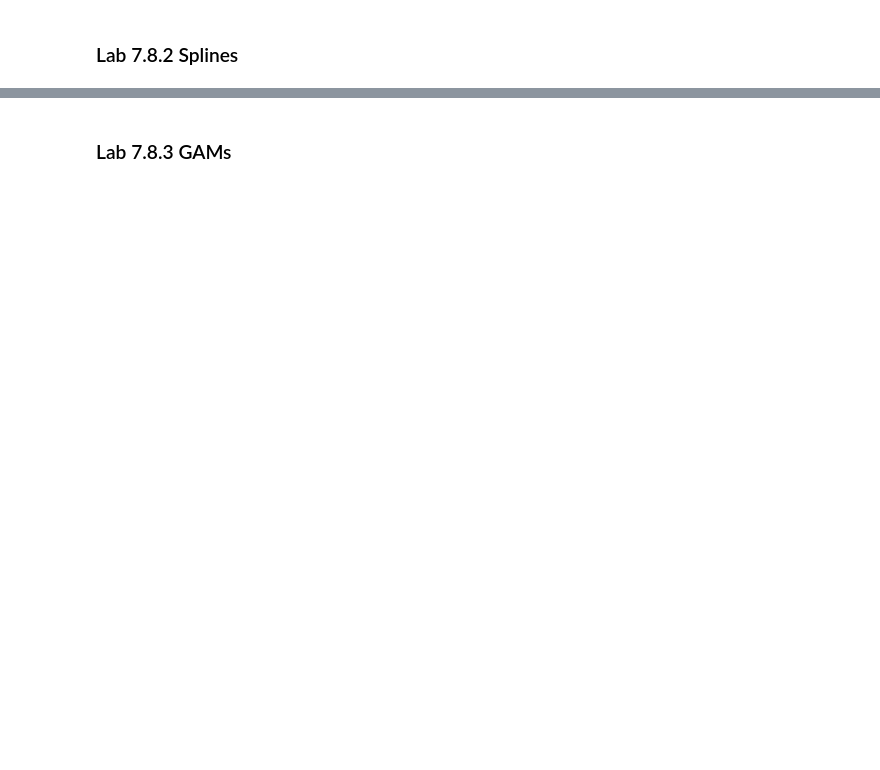
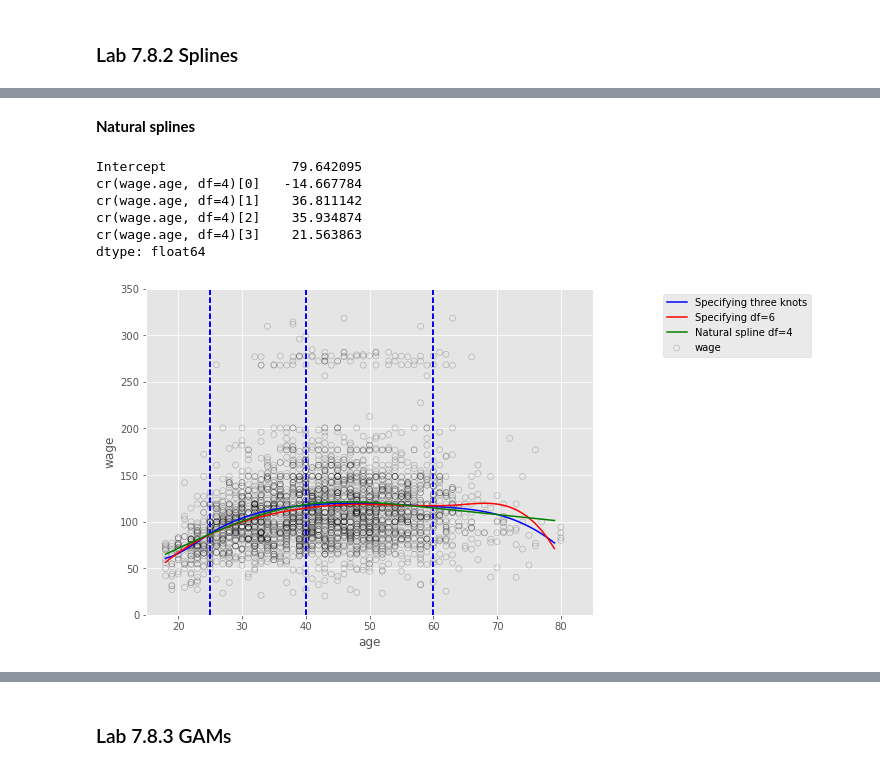
Before and after one commit to 0liu/ISLR, a Jupyter notebook: Chapter 7 Moving Beyond Linearity.ipynb, the cells around one changed output, grey strips where cells are left out. Drawn from its saved outputs; the diff is of its cells as text; code cells hidden in the pictures; blank space fills up the shorter version.

```diff
--- a/Chapter 7 Moving Beyond Linearity.ipynb
+++ b/Chapter 7 Moving Beyond Linearity.ipynb
@@ -40,0 +282,5 @@ mpl.style.use('ggplot')
+# %%
+# Create dummies for predictor intervals
+wage_step_dummies = pd.get_dummies(wage_cut, drop_first=True)  # The first interval is the base and dropped
+wage_step_dummies = pd.DataFrame(sm.add_constant(wage_step_dummies.values), columns=['(Intercept)'] + list(wage_step_dummies.columns.values), index=wage_step_dummies.index)
+wage_step_dummies.head(25)
@@ -44,0 +334,10 @@ mpl.style.use('ggplot')
+# %%
+# Specifying 3 knots
+transformed_3knots = dmatrix("bs(wage.age, knots=(25,40,60), degree=3, include_intercept=False)",
+                         {"wage.age": wage.age}, return_type='dataframe')
+
+# Build a regular linear model from the splines
+spln_3knots = sm.GLM(wage.wage, transformed_3knots).fit()
+pred_3knots = spln_3knots.predict(dmatrix("bs(age_grid, knots=(25,40,60), degree=3, include_intercept=False)",
+                                          {"age_grid": age_grid}, return_type='dataframe'))
+spln_3knots.params
@@ -44,0 +353,8 @@ mpl.style.use('ggplot')
+# %%
+# Specifying 6 degrees of freedom
+transformed_deg6 = dmatrix("bs(wage.age, df=6, include_intercept=False)",
+                        {"wage.age": wage.age}, return_type='dataframe')
+spln_deg6 = sm.GLM(wage.wage, transformed_deg6).fit()
+pred_deg6 = spln_deg6.predict(dmatrix("bs(age_grid, df=6, degree=3, include_intercept=False)",
+                                  {"age_grid": age_grid}, return_type='dataframe'))
+spln_deg6.params
@@ -45,3 +370,33 @@ mpl.style.use('ggplot')
+# %% [markdown]
+**Natural splines**
+# %%
+# Specifying 4 degrees of freedom
+transformed_deg4 = dmatrix("cr(wage.age, df=4)", {"wage.age": wage.age}, return_type='dataframe')
+spln_deg4 = sm.GLM(wage.wage, transformed_deg4).fit()
+pred_deg4 = spln_deg4.predict(dmatrix("cr(age_grid, df=4)", {"age_grid": age_grid}, return_type='dataframe'))
+spln_deg4.params
+# %% [output]
+Intercept                79.642095
+cr(wage.age, df=4)[0]   -14.667784
+cr(wage.age, df=4)[1]    36.811142
+cr(wage.age, df=4)[2]    35.934874
+cr(wage.age, df=4)[3]    21.563863
+dtype: float64
+# %%
+# Plot splines
+fig, ax = plt.subplots(figsize=(8, 6))
+plt.scatter(wage.age, wage.wage, facecolor='None', edgecolor='k', alpha=0.3)
+plt.plot(age_grid, pred_3knots, color='b', label='Specifying three knots')
+plt.plot(age_grid, pred_deg6, color='r', label='Specifying df=6')
+plt.plot(age_grid, pred_deg4, color='g', label='Natural spline df=4')
+[plt.vlines(i , 0, 350, linestyles='dashed', lw=2, colors='b') for i in [25,40,60]]
+plt.legend(bbox_to_anchor=(1.5, 1.0))
+plt.xlim(15,85)
+plt.ylim(0,350)
+plt.xlabel('age')
+plt.ylabel('wage');
+# %% [output]
+[figure, added]
 # %% [markdown]
 <a id='lab-7.8.3'></a>
 # %% [markdown]
```
Also changed, not shown: parts of 27 cells of this notebook.
